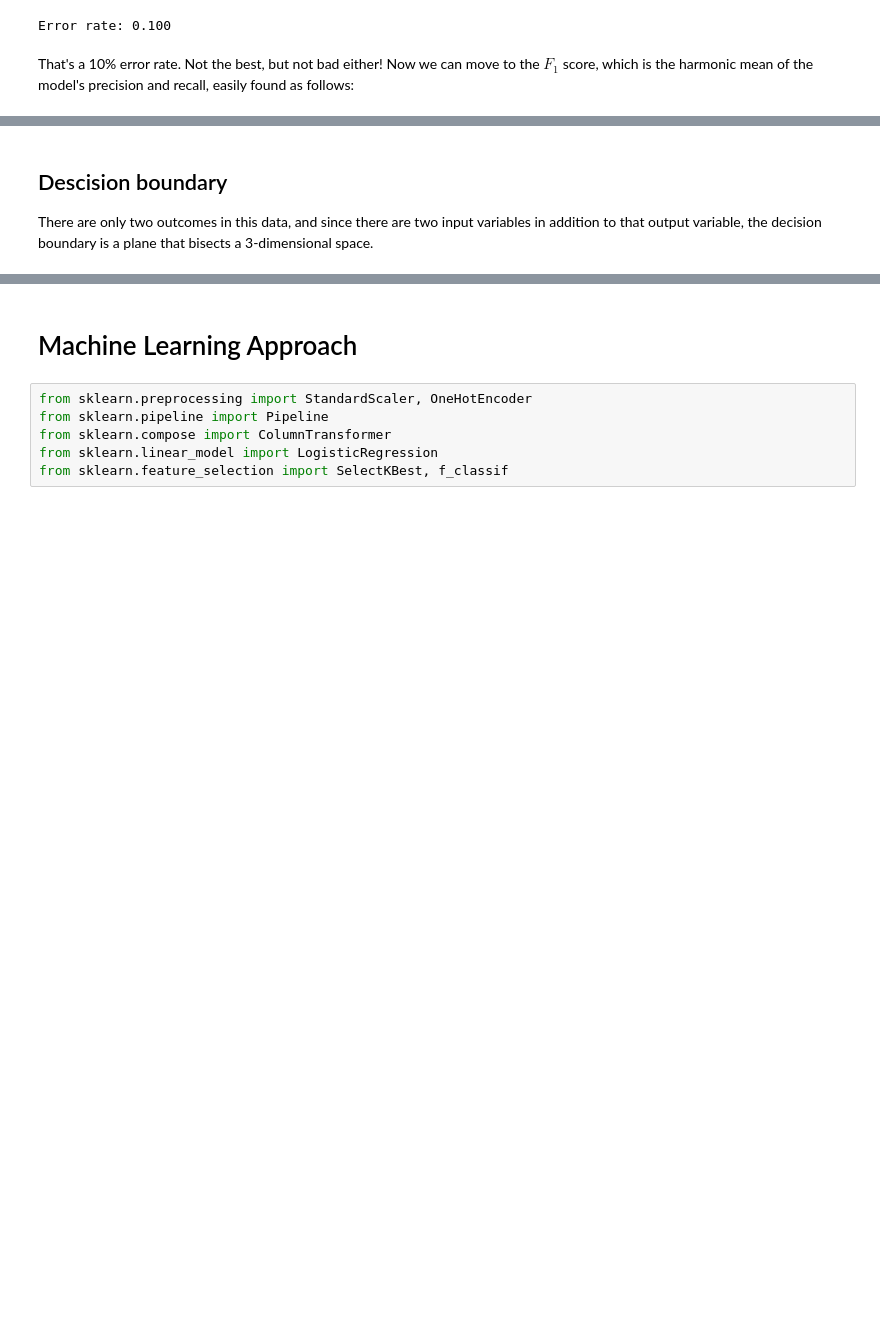
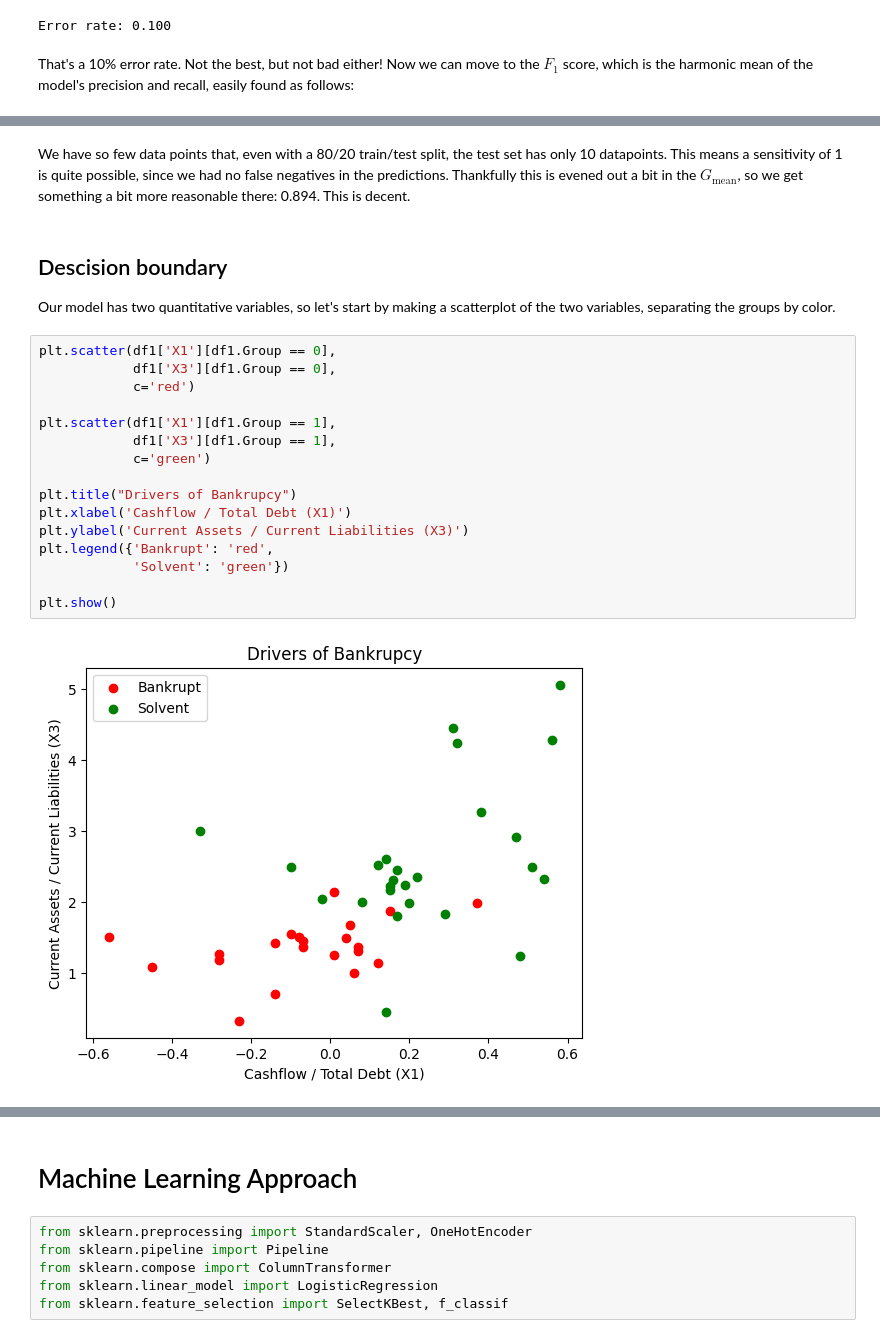
Before and after one commit to lmr97/datamining_proj3, a Jupyter notebook: Group2-LogisticRegression.ipynb, the cells around one changed output, grey strips where cells are left out. Cells and saved outputs as stored; diff of their text form; blank space fills up the shorter version.

Commit message:
completed error analysis and decision boundary sections

```diff
--- a/Group2-LogisticRegression.ipynb
+++ b/Group2-LogisticRegression.ipynb
@@ -237,3 +260,23 @@ NameError: name 'pred_perf' is not defined
-# %% [markdown]
-## Descision boundary
-There are only two outcomes in this data, and since there are two input variables in addition to that output variable, the decision boundary is a plane that bisects a 3-dimensional space.
+# %% [markdown]
+We have so few data points that, even with a 80/20 train/test split, the test set has only 10 datapoints. This means a sensitivity of 1 is quite possible, since we had no false negatives in the predictions. Thankfully this is evened out a bit in the $G_\text{mean}$, so we get something a bit more reasonable there: 0.894. This is decent.
+# %% [markdown]
+## Descision boundary
+Our model has two quantitative variables, so let's start by making a scatterplot of the two variables, separating the groups by color.
+# %%
+plt.scatter(df1['X1'][df1.Group == 0],
+            df1['X3'][df1.Group == 0],
+            c='red')
+
+plt.scatter(df1['X1'][df1.Group == 1],
+            df1['X3'][df1.Group == 1],
+            c='green')
+
+plt.title("Drivers of Bankrupcy")
+plt.xlabel('Cashflow / Total Debt (X1)')
+plt.ylabel('Current Assets / Current Liabilities (X3)')
+plt.legend({'Bankrupt': 'red',
+            'Solvent': 'green'})
+
+plt.show()
+# %% [output]
+[figure, added]
```
Also changed, not shown: parts of 14 cells of this notebook.
